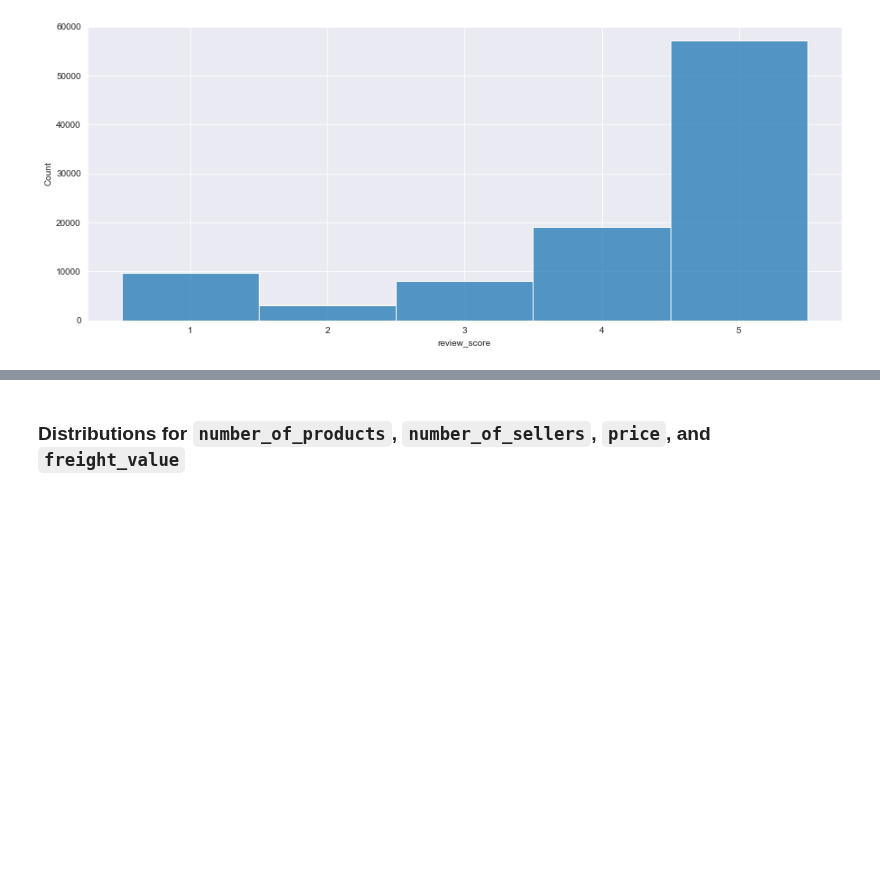
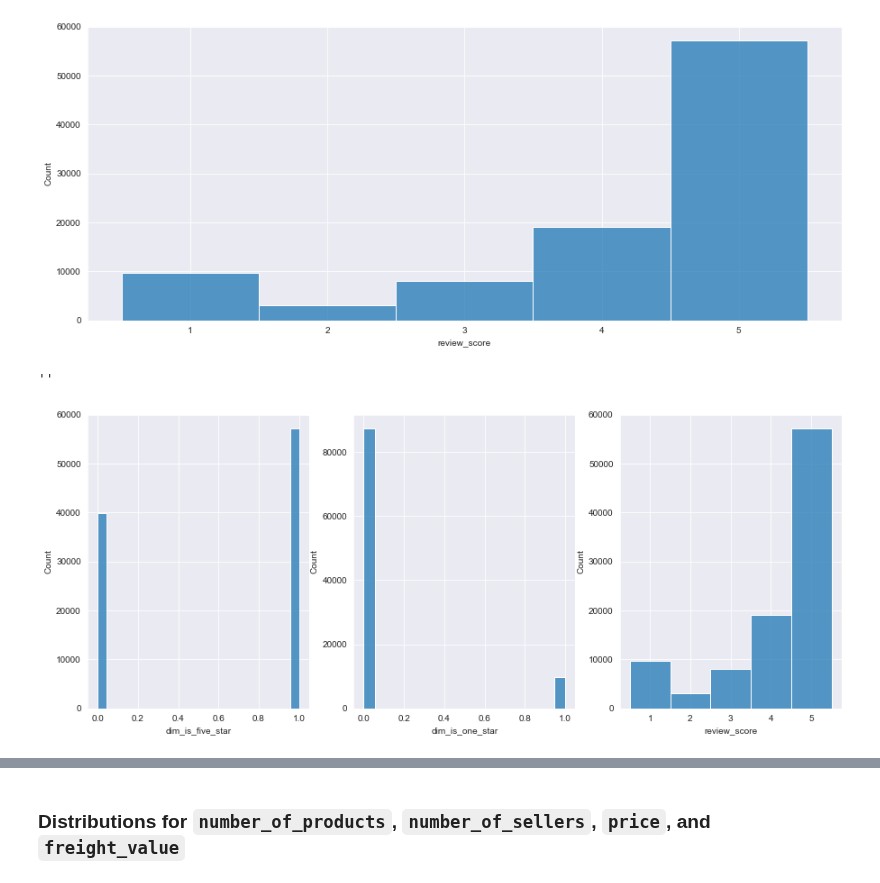
Before and after one commit to phlln/olist-analysis, a Jupyter notebook: notebooks/Orders Analysis.ipynb, the cells around one changed output, grey strips where cells are left out. Drawn from its saved outputs; the diff is of its cells as text; code cells hidden in the pictures; blank space fills up the shorter version.

Commit message:
Reorganizing Orders Analysis. Consolidate plots to subplots

```diff
--- a/notebooks/Orders Analysis.ipynb
+++ b/notebooks/Orders Analysis.ipynb
@@ -136,3 +157,14 @@ plt.figure(figsize=(15,6))
 sns.histplot(orders.review_score, discrete=True);
 # %% [output]
 [figure]
+# %%
+fig, [ax1,ax2,ax3] = plt.subplots(1,3, figsize=(15,6))
+
+ax1 = sns.histplot(orders.dim_is_five_star, ax=ax1);
+
+ax2 = sns.histplot(orders.dim_is_one_star, ax=ax2);
+
+ax3 = sns.histplot(orders.review_score, discrete=True, ax=ax3);
+# %% [output]
+''
+[figure, added]
```
Also changed, not shown: parts of 45 cells of this notebook, 3 other files.
